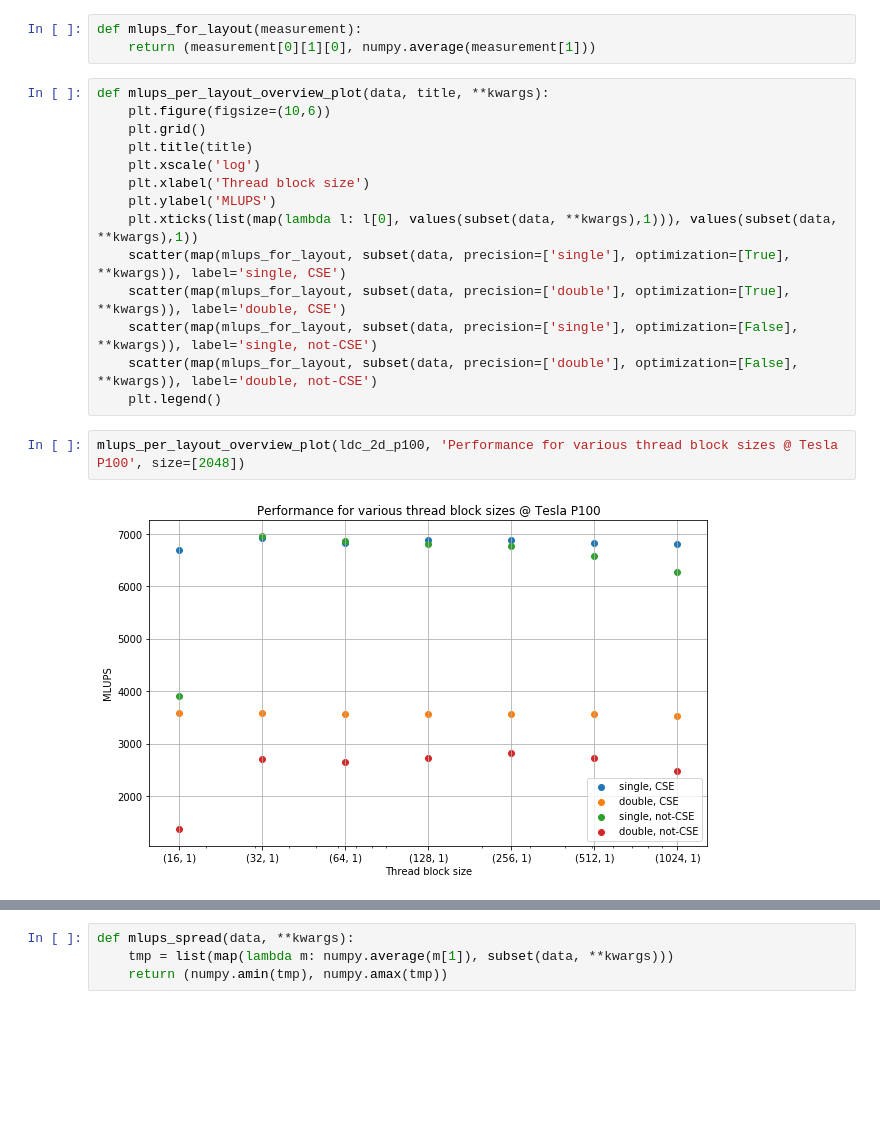
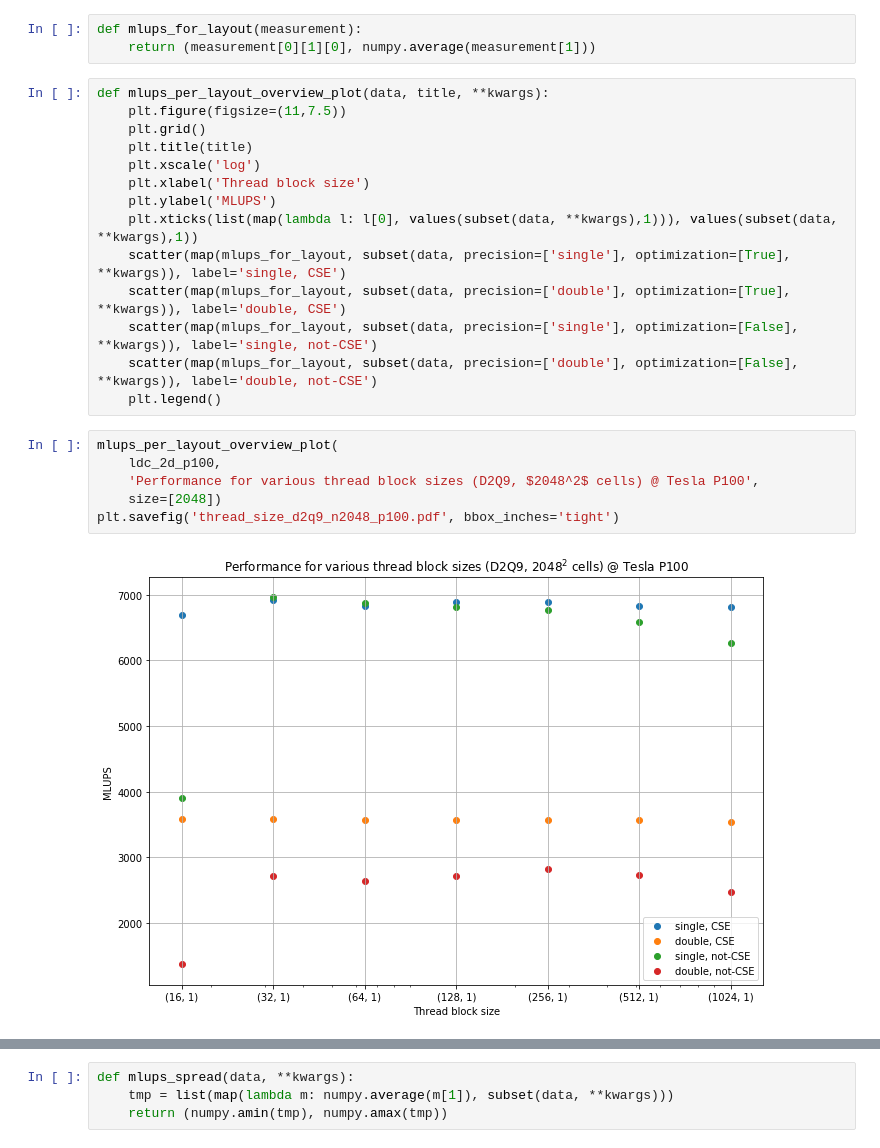
Before and after one commit to KnairdA/symlbm_playground, a Jupyter notebook: notebook/ldc_benchmark.ipynb, the cells around one changed output, grey strips where cells are left out. Cells and saved outputs as stored; diff of their text form; blank space fills up the shorter version.

Commit message:
Update benchmark plots

```diff
--- a/notebook/ldc_benchmark.ipynb
+++ b/notebook/ldc_benchmark.ipynb
@@ -110,7 +117,7 @@ def mlups_for_layout(measurement):
     return (measurement[0][1][0], numpy.average(measurement[1]))
 # %%
 def mlups_per_layout_overview_plot(data, title, **kwargs):
-    plt.figure(figsize=(10,6))
+    plt.figure(figsize=(11,7.5))
     plt.grid()
     plt.title(title)
     plt.xscale('log')
@@ -123,7 +130,11 @@ def mlups_per_layout_overview_plot(data, title, **kwargs):
     scatter(map(mlups_for_layout, subset(data, precision=['double'], optimization=[False], **kwargs)), label='double, not-CSE')
     plt.legend()
 # %%
-mlups_per_layout_overview_plot(ldc_2d_p100, 'Performance for various thread block sizes @ Tesla P100', size=[2048])
+mlups_per_layout_overview_plot(
+    ldc_2d_p100,
+    'Performance for various thread block sizes (D2Q9, $2048^2$ cells) @ Tesla P100',
+    size=[2048])
+plt.savefig('thread_size_d2q9_n2048_p100.pdf', bbox_inches='tight')
 # %% [output]
-[figure, old version]
+[figure, new version]
 # %%
```
Also changed, not shown: parts of 70 cells of this notebook.
